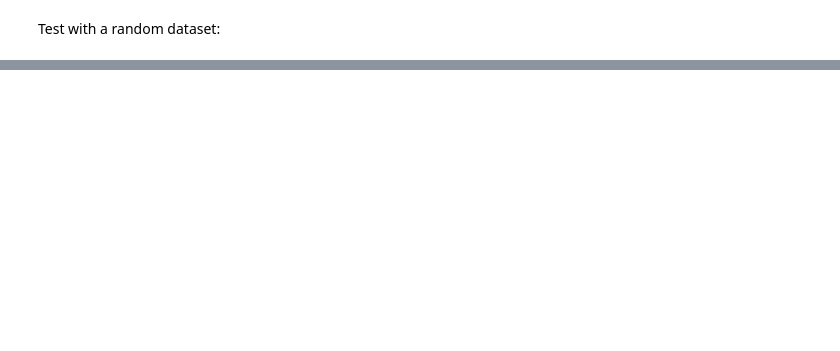
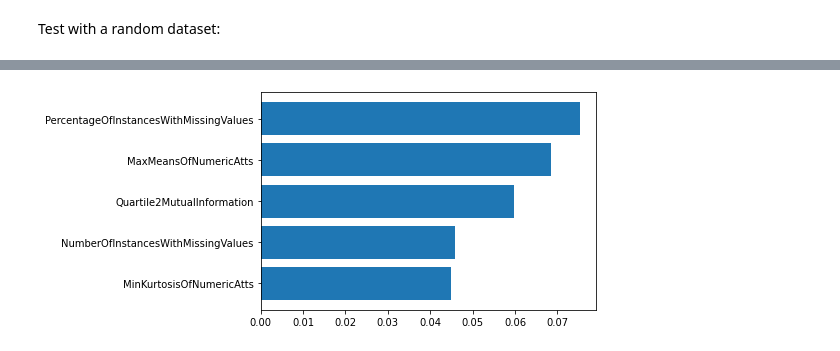
Before and after one commit to fvholten/AutoMLSelector, a Jupyter notebook: scripts/test-automlselector.ipynb, the cells around one changed output, grey strips where cells are left out. Saved outputs shown, nothing was run; the diff lists cells and outputs as text; code cells hidden in the pictures; blank space fills up the shorter version.

```diff
--- a/scripts/test-automlselector.ipynb
+++ b/scripts/test-automlselector.ipynb
@@ -66,0 +73,15 @@ for key in ml_models.keys():
+# %%
+import matplotlib.pyplot as plt
+
+tpot_model = ml_models['TPOT'].get('model').model
+feature_names_in = tpot_model.estimator.feature_names_in_
+feature_importances = tpot_model.estimator.feature_importances_
+sorted_idx = feature_importances.argsort()[-5:]
+fig, ax = plt.subplots()
+ax.barh(
+  feature_names_in[sorted_idx],
+  feature_importances[sorted_idx]
+)
+plt.savefig('graphs/feature-importances/TPOT-features.png', dpi=300, bbox_inches="tight")
+# %% [output]
+[figure, added]
```
Also changed, not shown: parts of 15 cells of this notebook, 27 other files.
